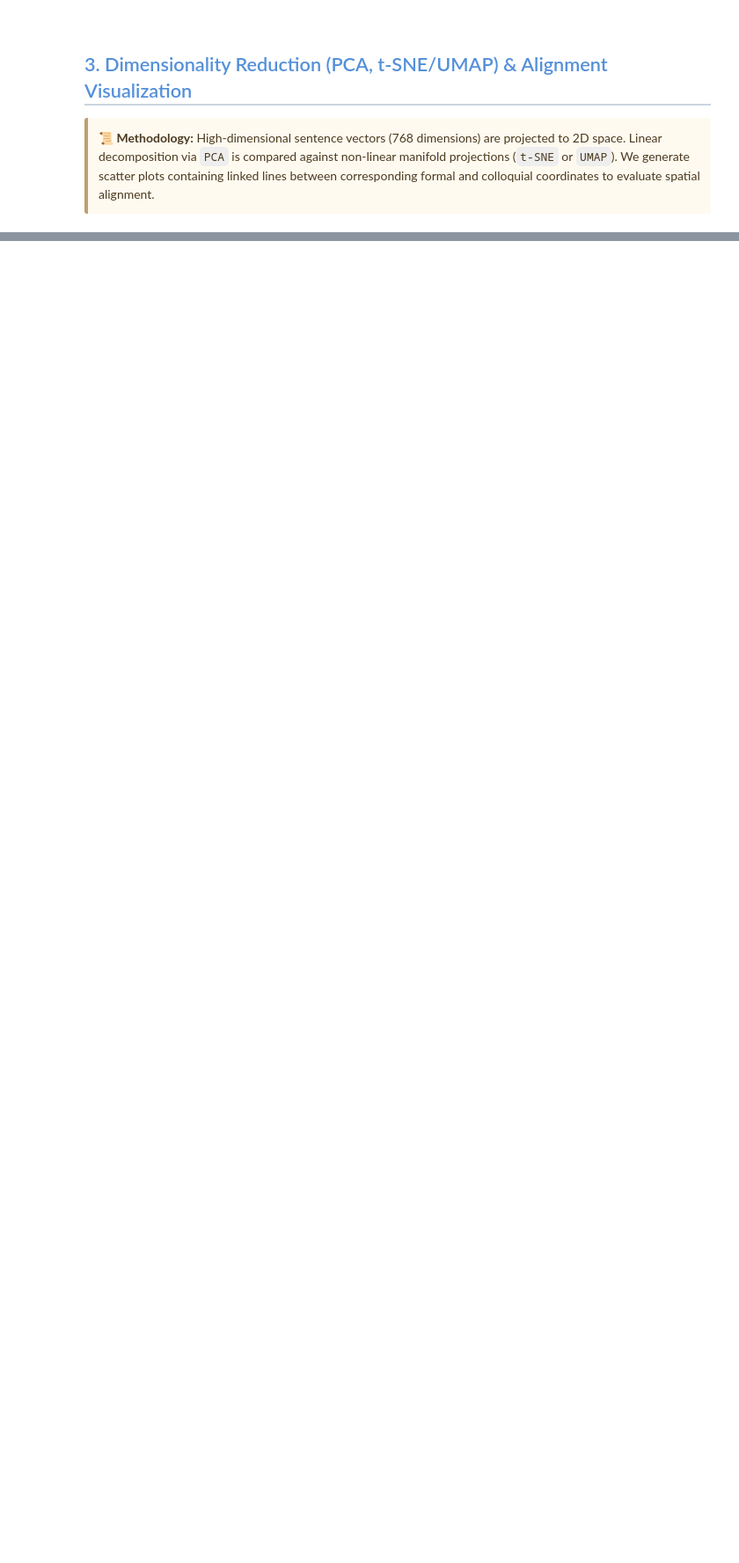
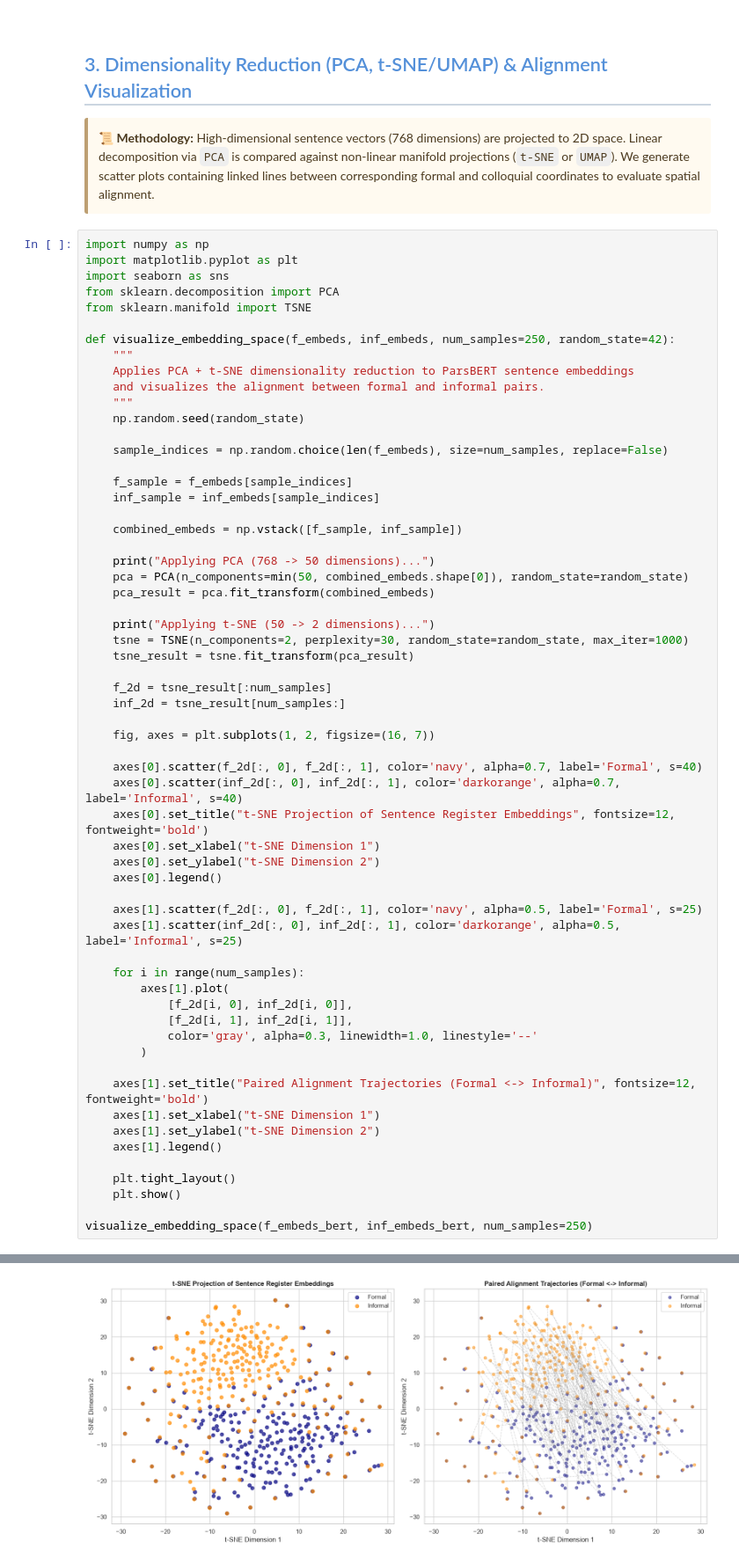
Before and after one commit to Parsa-Saeednia/UT-DataScience-Spring2026, a Jupyter notebook: Assignments/CA5/task2_Semantic_Equivalence_in_Formal_Informal_Persian.ipynb, the cells around one changed output, grey strips where cells are left out. Shown at 88% size. Drawn from its saved outputs; the diff is of its cells as text; blank space fills up the shorter version.

```diff
--- a/Assignments/CA5/task2_Semantic_Equivalence_in_Formal_Informal_Persian.ipynb
+++ b/Assignments/CA5/task2_Semantic_Equivalence_in_Formal_Informal_Persian.ipynb
@@ -306,3 +893,64 @@ informal_tif  1.2610  0.2246  1.0  1.2000  9.0
     <strong>📜 Methodology:</strong>
     High-dimensional sentence vectors (768 dimensions) are projected to 2D space. Linear decomposition via <code>PCA</code> is compared against non-linear manifold projections (<code>t-SNE</code> or <code>UMAP</code>). We generate scatter plots containing linked lines between corresponding formal and colloquial coordinates to evaluate spatial alignment.
 </div>
+# %%
+import numpy as np
+import matplotlib.pyplot as plt
+import seaborn as sns
+from sklearn.decomposition import PCA
+from sklearn.manifold import TSNE
+
+def visualize_embedding_space(f_embeds, inf_embeds, num_samples=250, random_state=42):
+    """
+    Applies PCA + t-SNE dimensionality reduction to ParsBERT sentence embeddings
+    and visualizes the alignment between formal and informal pairs.
+    """
+    np.random.seed(random_state)
+
+    sample_indices = np.random.choice(len(f_embeds), size=num_samples, replace=False)
+
+    f_sample = f_embeds[sample_indices]
+    inf_sample = inf_embeds[sample_indices]
+
+    combined_embeds = np.vstack([f_sample, inf_sample])
+
+    print("Applying PCA (768 -> 50 dimensions)...")
+    pca = PCA(n_components=min(50, combined_embeds.shape[0]), random_state=random_state)
+    pca_result = pca.fit_transform(combined_embeds)
+
+    print("Applying t-SNE (50 -> 2 dimensions)...")
+    tsne = TSNE(n_components=2, perplexity=30, random_state=random_state, max_iter=1000)
+    tsne_result = tsne.fit_transform(pca_result)
+
+    f_2d = tsne_result[:num_samples]
+    inf_2d = tsne_result[num_samples:]
+
+    fig, axes = plt.subplots(1, 2, figsize=(16, 7))
+
+    axes[0].scatter(f_2d[:, 0], f_2d[:, 1], color='navy', alpha=0.7, label='Formal', s=40)
+    axes[0].scatter(inf_2d[:, 0], inf_2d[:, 1], color='darkorange', alpha=0.7, label='Informal', s=40)
+    axes[0].set_title("t-SNE Projection of Sentence Register Embeddings", fontsize=12, fontweight='bold')
+    axes[0].set_xlabel("t-SNE Dimension 1")
+    axes[0].set_ylabel("t-SNE Dimension 2")
+    axes[0].legend()
+
+    axes[1].scatter(f_2d[:, 0], f_2d[:, 1], color='navy', alpha=0.5, label='Formal', s=25)
+    axes[1].scatter(inf_2d[:, 0], inf_2d[:, 1], color='darkorange', alpha=0.5, label='Informal', s=25)
+
+    for i in range(num_samples):
+        axes[1].plot(
+            [f_2d[i, 0], inf_2d[i, 0]],
+            [f_2d[i, 1], inf_2d[i, 1]],
+            color='gray', alpha=0.3, linewidth=1.0, linestyle='--'
+        )
+
+    axes[1].set_title("Paired Alignment Trajectories (Formal <-> Informal)", fontsize=12, fontweight='bold')
+    axes[1].set_xlabel("t-SNE Dimension 1")
+    axes[1].set_ylabel("t-SNE Dimension 2")
+    axes[1].legend()
+
+    plt.tight_layout()
+    plt.show()
+
+visualize_embedding_space(f_embeds_bert, inf_embeds_bert, num_samples=250)
+# %% [output]
@@ -308,0 +959 @@ informal_tif  1.2610  0.2246  1.0  1.2000  9.0
+[figure, added]
```
Also changed, not shown: parts of 29 cells of this notebook, 1 other file.
